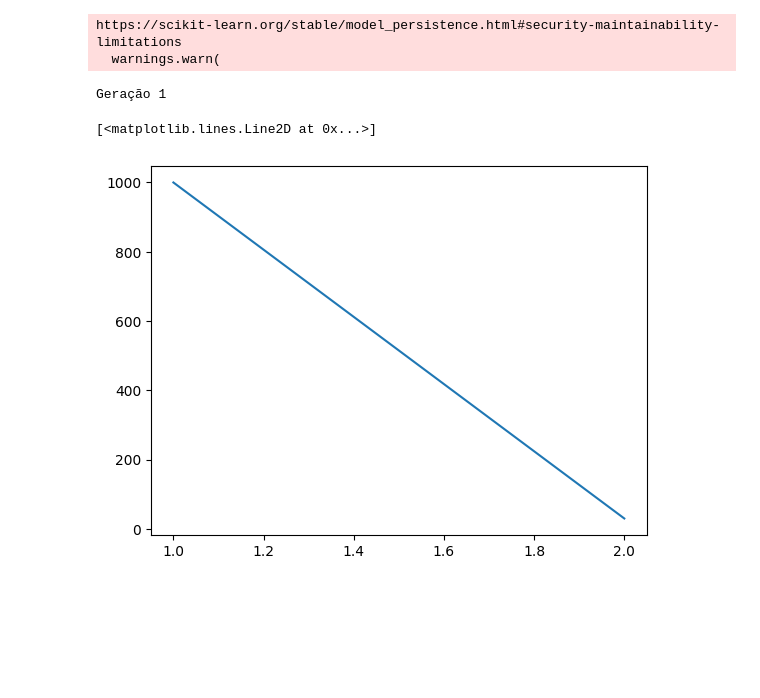
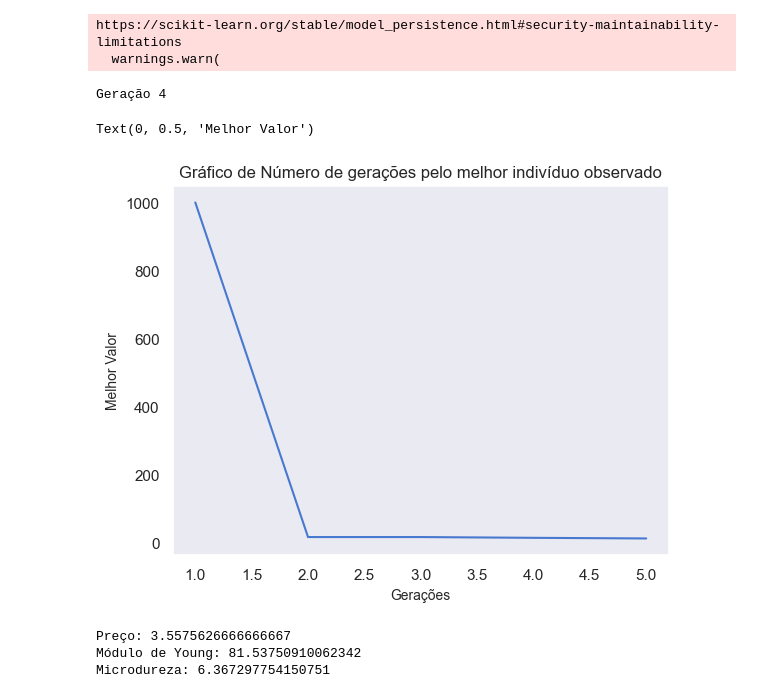
Before and after one commit to diogoplcarvalho/GlassNet_genetic_algorithms, a Jupyter notebook: algoritmo_genetico/experimento_de_save.ipynb, the cells around one changed output. Saved outputs shown, nothing was run; the diff lists cells and outputs as text; code cells hidden in the pictures; blank space fills up the shorter version.

```diff
--- a/algoritmo_genetico/experimento_de_save.ipynb
+++ b/algoritmo_genetico/experimento_de_save.ipynb
@@ -22,7 +23,7 @@ NUM_COMPOUNDS = len(COMPOUNDS)
 VALOR_MAX_COMPOUNDS = 100
 
 TAMANHO_POPULACAO = 30
-NUM_GERACOES = 2
+NUM_GERACOES = 5
 CHANCE_DE_CRUZAMENTO = 0.5
 CHANCE_DE_MUTACAO = 0.05
 CHANCE_DE_MUTACAO_POR_GENE = 0.25
@@ -98,12 +99,26 @@ menor_fitness = min(fitness)
 indice = fitness.index(menor_fitness)
 melhor_individuo_observado = hall_da_fama[indice]
 # %% [output]
-Geração 1
+Geração 4
-# %%
-plt.plot(geracoes,melhores_das_geracoes)
-# %% [output]
-[<matplotlib.lines.Line2D at 0x...>]
-[figure, removed]
+# %%
+sns.set(style='dark', palette='muted')
+plt.plot(geracoes,melhores_das_geracoes)
+plt.title('Gráfico de Número de gerações pelo melhor indivíduo observado', fontsize=12)
+plt.xlabel('Gerações', fontsize=10)
+plt.ylabel('Melhor Valor', fontsize=10)
+# %% [output]
+Text(0, 0.5, 'Melhor Valor')
+[figure, added]
+# %%
+preco = preco_composicao(melhor_individuo_observado, PRECOS)
+
+print(f"Preço: {preco}")
+print(f"Módulo de Young: {float(predicao['YoungModulus'].iloc[0])}")
+print(f"Microdureza: {float(predicao['Microhardness'].iloc[0])}")
+# %% [output]
+Preço: 3.5575626666666667
+Módulo de Young: 81.53750910062342
+Microdureza: 6.367297754150751
 # %%
 dicionario= {
    'Preço':[preco],
```
Also changed, not shown: parts of 2 cells of this notebook, 1 other file.
